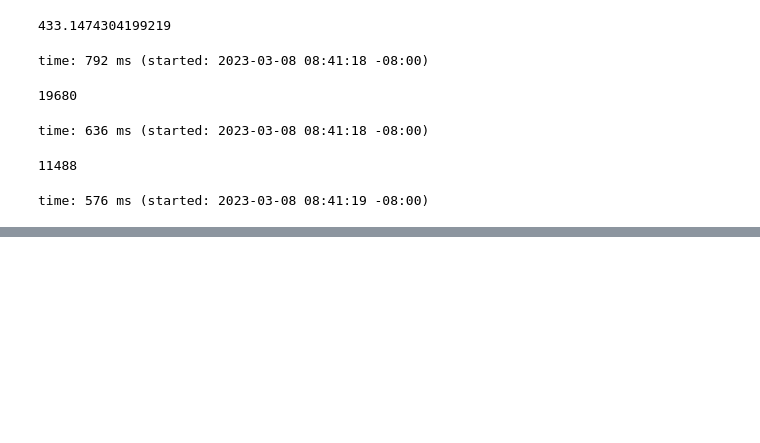
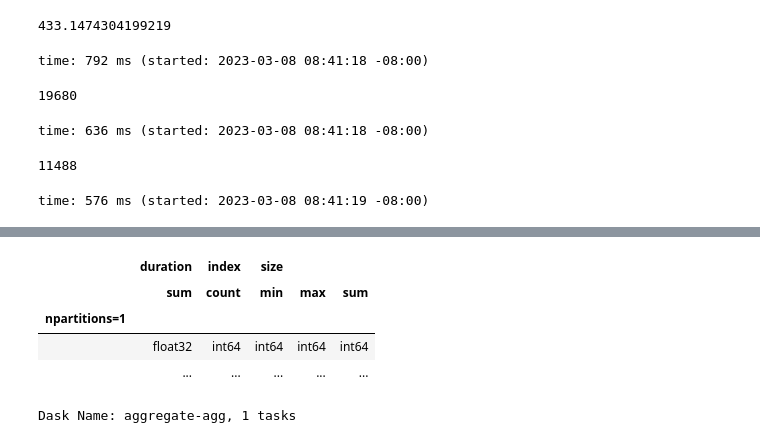
Before and after one commit to izzet/wisio, a Jupyter notebook: notebooks/playground-montage-pegasus.ipynb, the cells around one changed output, grey strips where cells are left out. Drawn from its saved outputs; the diff is of its cells as text; code cells hidden in the pictures; blank space fills up the shorter version.

```diff
--- a/notebooks/playground-montage-pegasus.ipynb
+++ b/notebooks/playground-montage-pegasus.ipynb
@@ -114,6 +114,6 @@ ddf['proc_id'].unique().count().compute()
 11488
 time: 576 ms (started: 2023-03-08 08:41:19 -08:00)
 # %%
-tmid_min, tmid_max = load_global_min_max(log_dir=log_dir)['tmid']
-tmid_min, tmid_max
+global_min_max = load_global_min_max(log_dir=log_dir)
+global_min_max
 # %% [output]
@@ -127,4 +194,4 @@ time: 2.99 ms (started: 2023-03-08 08:41:26 -08:00)
 # %%
-trange = np.arange(tmid_min, tmid_max, 1e7)
-ddf = ddf.map_partitions(lambda df: df.assign(trange=np.digitize(df['tmid'], trange, right=True)))
+tranges = compute_tranges(global_min_max=global_min_max)
+tranges
 # %% [output]
@@ -136,21 +204,23 @@ time: 537 µs (started: 2023-03-08 08:41:31 -08:00)
 # %%
-DELTA_BINS = [
-    0,
-    0.01,
-    0.1,
-    0.25,
-    0.5,
-    0.75,
-    1
-]
+from copy import copy
 
-def filter_delta(ddf: dd.DataFrame, delta: float, max_io_time: float, metric='duration'):
-    def set_delta(df: pd.DataFrame):
-        df['duration_csp'] = df['duration_sum'].cumsum() / max_io_time
-        df['duration_delta'] = df['duration_csp'].diff().fillna(df['duration_csp'])
-        df['duration_score'] = np.digitize(df['duration_delta'], bins=DELTA_BINS, right=True)
-        df['duration_cut'] = np.choose(df['duration_score'] - 1, choices=DELTA_BINS, mode='clip')
-        return df
-    ddf = ddf.map_partitions(set_delta)
-    return ddf[ddf['duration_delta'] > delta]
+view_types = copy(VIEW_TYPES)
+view_types.append('io_cat')
+view_types.append('acc_pat')
+view_types.append('func_id')
+
+main_view = ddf[(ddf['cat'] == 0) & (ddf['io_cat'].isin([1,2,3]))]  \
+    .map_partitions(set_tranges, tranges=tranges) \
+    .groupby(view_types) \
+    .agg({
+        'duration': [sum],
+        'index': ['count'],
+        'size': [min, max, sum],
+#         'file_name': ['first'],
+#         'proc_name': ['first'],
+#         'func_id': [unique_flatten()],
+    }) \
+    .persist()
+
+main_view
 # %% [output]
@@ -157,0 +228,6 @@ time: 1.96 ms (started: 2023-03-08 08:41:31 -08:00)
+|  | duration | index | size |  |  |
+|  | sum | count | min | max | sum |
+| npartitions=1 |  |  |  |  |  |
+|  | float32 | int64 | int64 | int64 | int64 |
+|  | ... | ... | ... | ... | ... |
+Dask Name: aggregate-agg, 1 tasks
```
Also changed, not shown: parts of 47 cells of this notebook, 6 other files.
